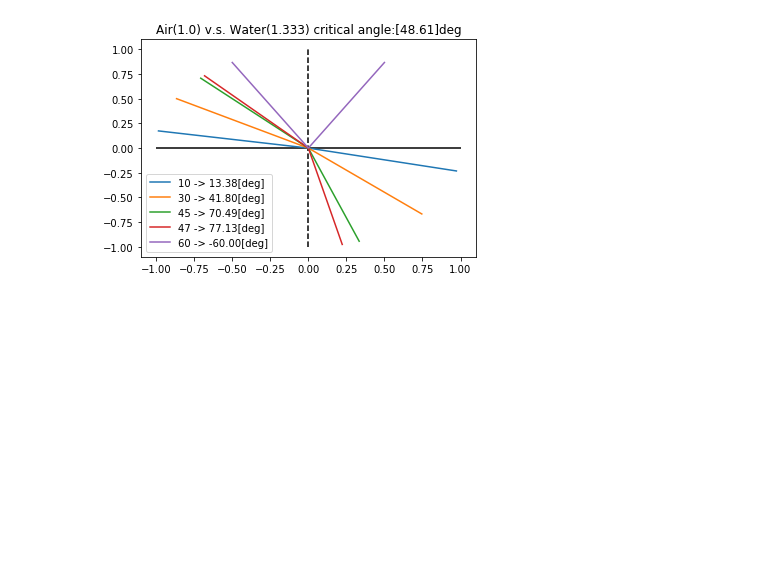
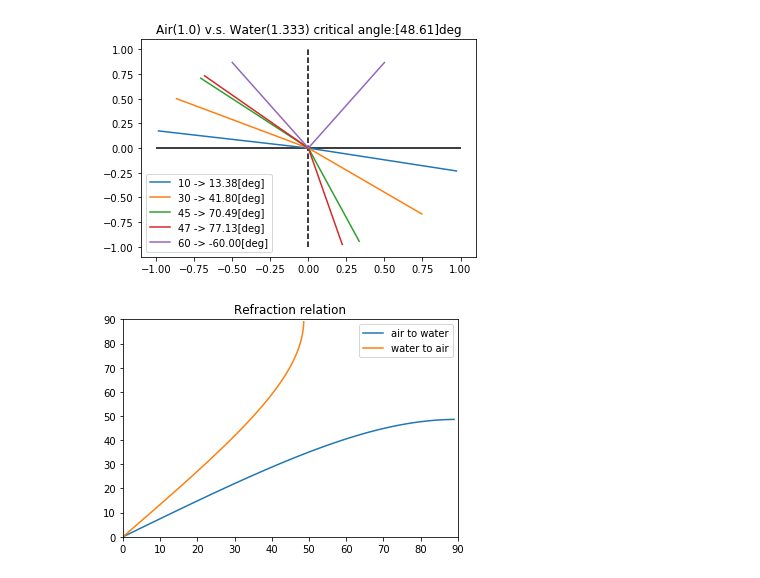
Before and after one commit to hono63/differential, a Jupyter notebook: Snell.ipynb, the cells around one changed output. Cells and saved outputs as stored; diff of their text form; code cells hidden in the pictures; blank space fills up the shorter version.

```diff
--- a/Snell.ipynb
+++ b/Snell.ipynb
@@ -19,7 +19,7 @@ def snell(n1, n2, rad1):
         return -rad1
 # %%
 # 屈折率n
-WARTER_N = 1.333
+WATER_N = 1.333
 GLASS_N = 1.5
 AIR_N = 1.0
 # %%
@@ -57,3 +57,21 @@ plt.title("Air(1.0) v.s. Water(1.333) critical angle:[{0:.2f}]deg".format(math.d
 plt.show()
 # %% [output]
 [figure]
+# %%
+Incidence = []
+Refraction= []
+for d in range(90):
+    rad1 = math.radians(d)
+    rad2 = snell(WATER_N, AIR_N, rad1)
+    d2 = math.degrees(rad2)
+    Incidence.append(d)
+    Refraction.append(d2)
+plt.plot(Incidence, Refraction, label="air to water")
+plt.plot(Refraction, Incidence, label="water to air")
+plt.xlim(0,90)
+plt.ylim(0,90)
+plt.title("Refraction relation")
+plt.legend()
+plt.show()
+# %% [output]
+[figure, added]
```
Also changed, not shown: parts of 1 cell of this notebook.
